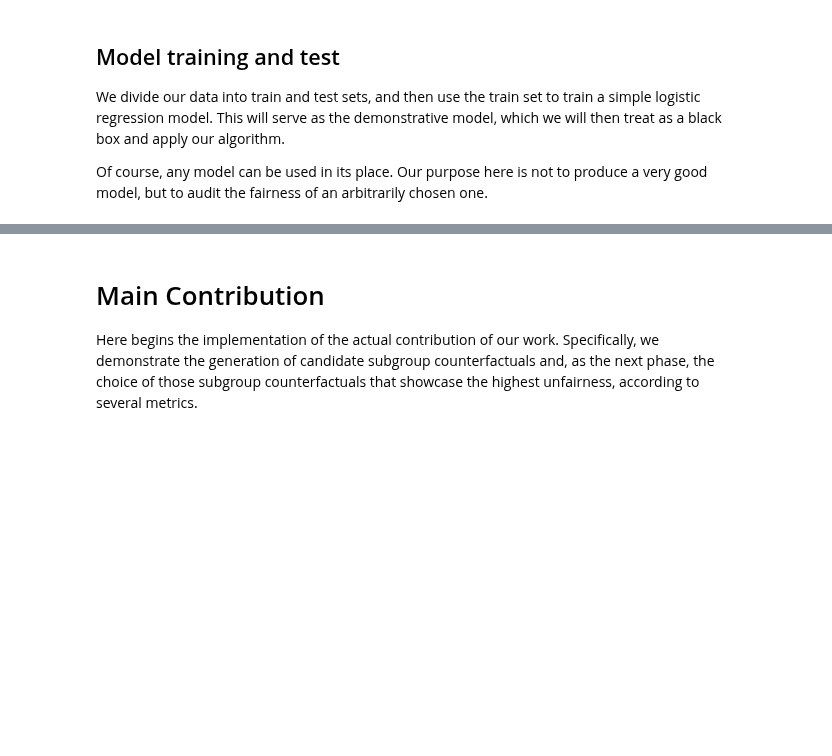
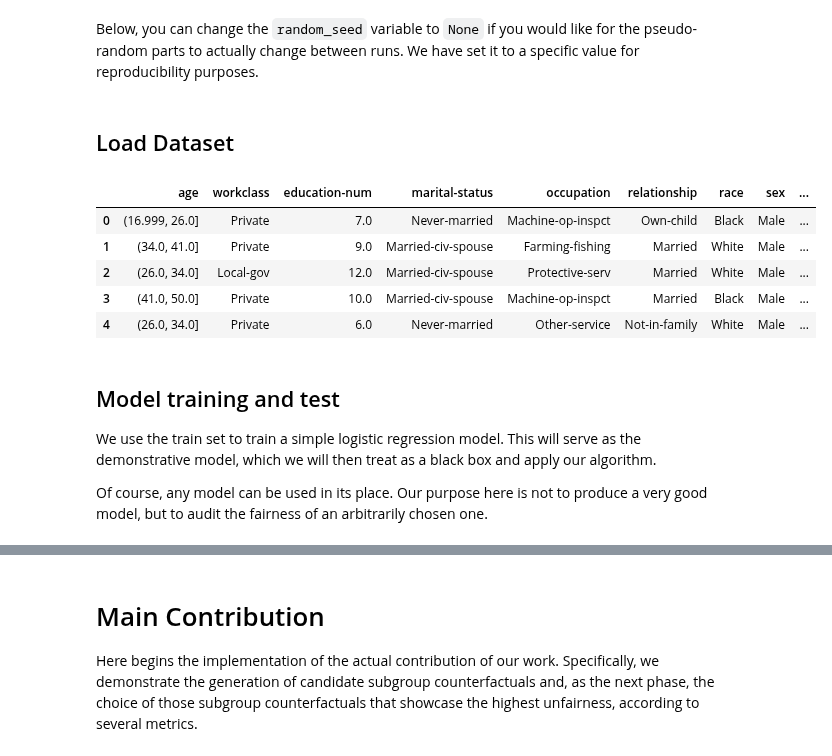
Before and after one commit to Trusted-AI/AIF360, a Jupyter notebook: examples/demo_FACTS.ipynb, the cells around one changed output, grey strips where cells are left out. Cells and saved outputs as stored; diff of their text form; code cells hidden in the pictures; blank space fills up the shorter version.

Commit message:
FACTS: finished design of user facing API and applied on Adult dataset
Signed-off-by: phantom-duck <37215464+phantom-duck@users.noreply.github.com>

```diff
--- a/examples/demo_FACTS.ipynb
+++ b/examples/demo_FACTS.ipynb
@@ -98,0 +36,2 @@ df.head()
+# %% [markdown]
+Below, you can change the `random_seed` variable to `None` if you would like for the pseudo-random parts to actually change between runs. We have set it to a specific value for reproducibility purposes.
@@ -99,6 +40,23 @@ df.head()
+# %% [markdown]
+## Load Dataset
+# %%
+X, y, sample_weight = fetch_adult()
+data = clean_dataset(X.assign(income=y), "adult")
+display(data.head())
+
+y = data['income']
+X = data.drop('income', axis=1)
+X_train, X_test, y_train, y_test = train_test_split(X, y, train_size=0.7, random_state=random_seed, stratify=y)
+# %% [output]
+|  | age | workclass | education-num | marital-status | occupation | relationship | race | sex | ... |
+| 0 | (16.999, 26.0] | Private | 7.0 | Never-married | Machine-op-inspct | Own-child | Black | Male | ... |
+| 1 | (34.0, 41.0] | Private | 9.0 | Married-civ-spouse | Farming-fishing | Married | White | Male | ... |
+| 2 | (26.0, 34.0] | Local-gov | 12.0 | Married-civ-spouse | Protective-serv | Married | White | Male | ... |
+| 3 | (41.0, 50.0] | Private | 10.0 | Married-civ-spouse | Machine-op-inspct | Married | Black | Male | ... |
+| 4 | (26.0, 34.0] | Private | 6.0 | Never-married | Other-service | Not-in-family | White | Male | ... |
 # %% [markdown]
 ## Model training and test
 
-We divide our data into train and test sets, and then use the train set to train a simple logistic regression model. This will serve as the demonstrative model, which we will then treat as a black box and apply our algorithm.
+We use the train set to train a simple logistic regression model. This will serve as the demonstrative model, which we will then treat as a black box and apply our algorithm.
 
 Of course, any model can be used in its place. Our purpose here is not to produce a very good model, but to audit the fairness of an arbitrarily chosen one.
```
Also changed, not shown: parts of 46 cells of this notebook, 1 other file.
